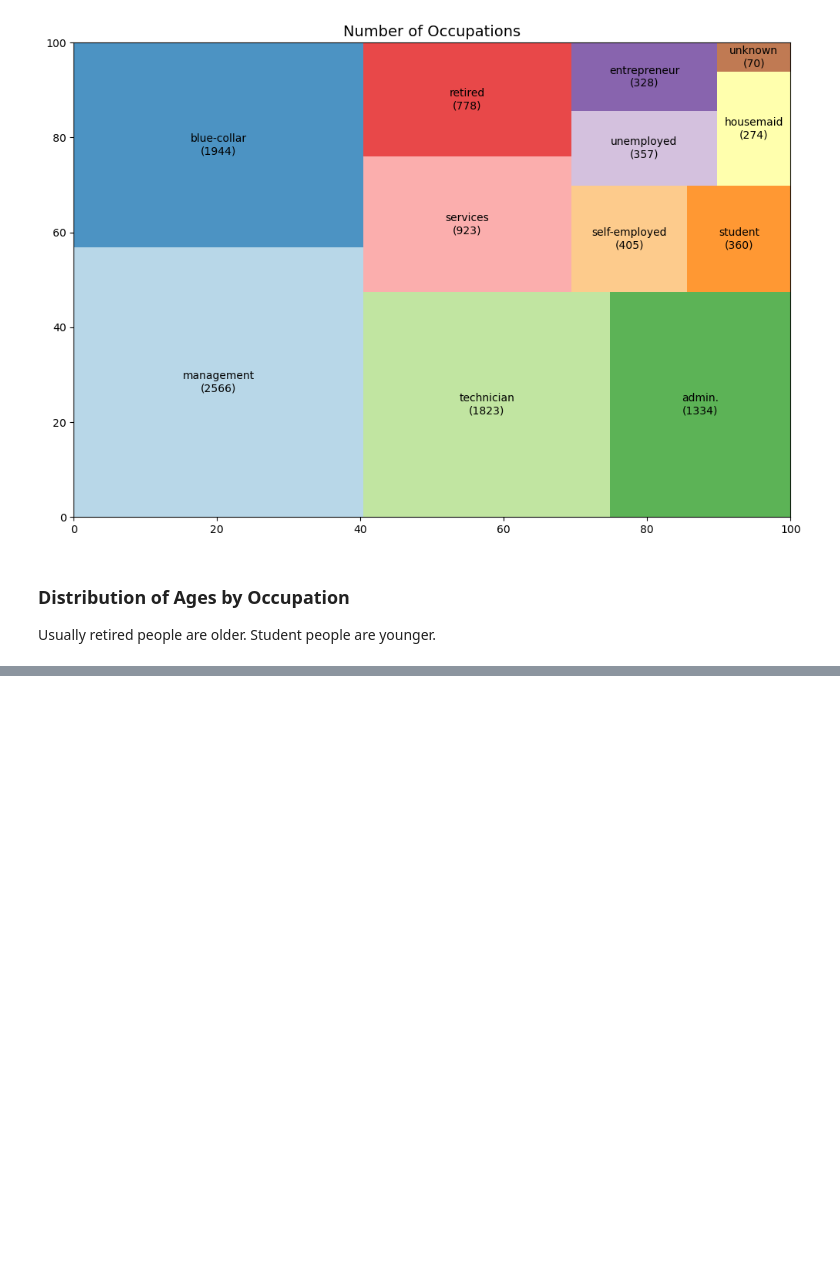
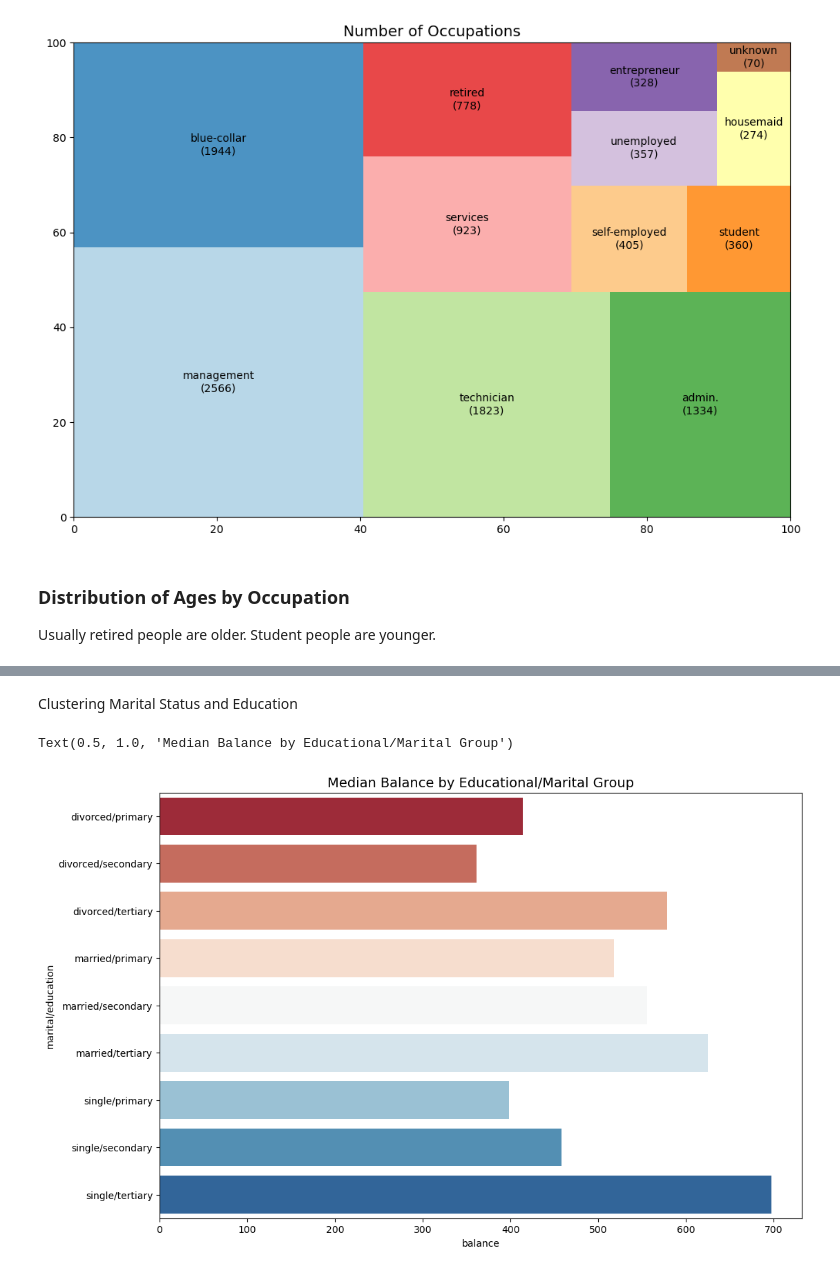
Before and after one commit to Migas77/FAA_Assignment1, a Jupyter notebook: bank_data_analysis.ipynb, the cells around one changed output, grey strips where cells are left out. Saved outputs shown, nothing was run; the diff lists cells and outputs as text; code cells hidden in the pictures; blank space fills up the shorter version.

```diff
--- a/bank_data_analysis.ipynb
+++ b/bank_data_analysis.ipynb
@@ -280,0 +293,32 @@ fig.show()
+# %% [markdown]
+Clustering Marital Status and Education
+# %%
+df_copy = df.copy()
+df['marital/education'] = np.nan
+df['marital/education'] = df['marital/education'].astype(object)
+lst = [df_copy]
+for col in lst:
+  col.loc[(col['marital'] == 'single') & (df_copy['education'] == 'primary'), 'marital/education'] = 'single/primary'
+  col.loc[(col['marital'] == 'married') & (df_copy['education'] == 'primary'), 'marital/education'] = 'married/primary'
+  col.loc[(col['marital'] == 'divorced') & (df_copy['education'] == 'primary'), 'marital/education'] = 'divorced/primary'
+  col.loc[(col['marital'] == 'single') & (df_copy['education'] == 'secondary'), 'marital/education'] = 'single/secondary'
+  col.loc[(col['marital'] == 'married') & (df_copy['education'] == 'secondary'), 'marital/education'] = 'married/secondary'
+  col.loc[(col['marital'] == 'divorced') & (df_copy['education'] == 'secondary'), 'marital/education'] = 'divorced/secondary'
+  col.loc[(col['marital'] == 'single') & (df_copy['education'] == 'tertiary'), 'marital/education'] = 'single/tertiary'
+  col.loc[(col['marital'] == 'married') & (df_copy['education'] == 'tertiary'), 'marital/education'] = 'married/tertiary'
+  col.loc[(col['marital'] == 'divorced') & (df_copy['education'] == 'tertiary'), 'marital/education'] = 'divorced/tertiary'
+
+education_groups = df_copy.groupby(['marital/education'], as_index=False)['balance'].median()
+fig = plt.figure(figsize=(12,8))
+
+sns.barplot(
+  x="balance", y="marital/education", data=education_groups,
+  label="Total", palette="RdBu", hue="marital/education"
+)
+
+plt.title('Median Balance by Educational/Marital Group', fontsize=14)
+
+# Based on Janio Martinez Bachmann's code
+# %% [output]
+Text(0.5, 1.0, 'Median Balance by Educational/Marital Group')
+[figure, added]
```
Also changed, not shown: parts of 4 cells of this notebook.
